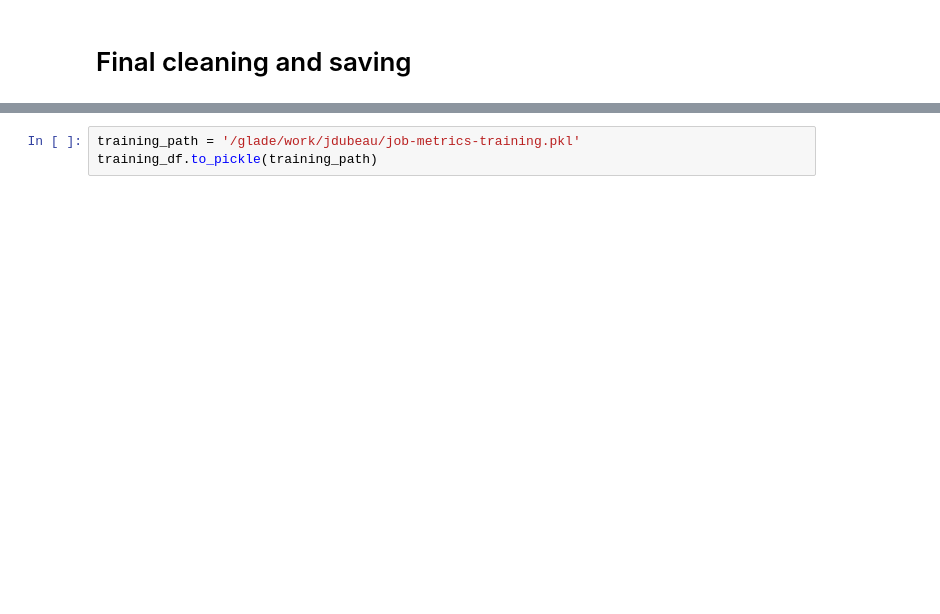
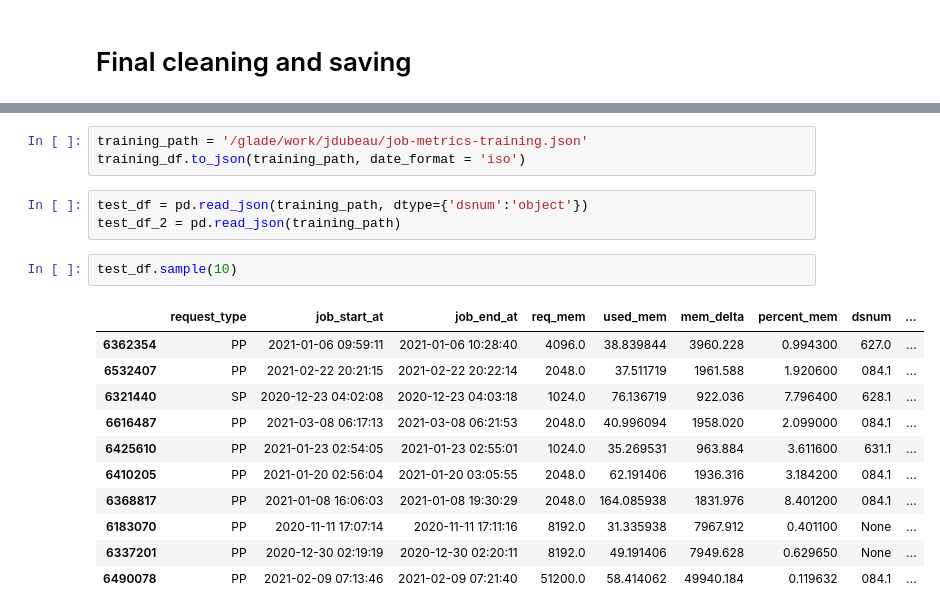
Before and after one commit to NCAR/rda-ML-resource, a Jupyter notebook: add-rinfo-features.ipynb, the cells around one changed output, grey strips where cells are left out. Cells and saved outputs as stored; diff of their text form; blank space fills up the shorter version.

```diff
--- a/add-rinfo-features.ipynb
+++ b/add-rinfo-features.ipynb
@@ -412,3 +433,20 @@ memory usage: 9.2+ MB
 # %%
-training_path = '/glade/work/jdubeau/job-metrics-training.pkl'
-training_df.to_pickle(training_path)
+training_path = '/glade/work/jdubeau/job-metrics-training.json'
+training_df.to_json(training_path, date_format = 'iso')
+# %%
+test_df = pd.read_json(training_path, dtype={'dsnum':'object'})
+test_df_2 = pd.read_json(training_path)
+# %%
+test_df.sample(10)
+# %% [output]
+|  | request_type | job_start_at | job_end_at | req_mem | used_mem | mem_delta | percent_mem | dsnum | ... |
+| 6362354 | PP | 2021-01-06 09:59:11 | 2021-01-06 10:28:40 | 4096.0 | 38.839844 | 3960.228 | 0.994300 | 627.0 | ... |
+| 6532407 | PP | 2021-02-22 20:21:15 | 2021-02-22 20:22:14 | 2048.0 | 37.511719 | 1961.588 | 1.920600 | 084.1 | ... |
+| 6321440 | SP | 2020-12-23 04:02:08 | 2020-12-23 04:03:18 | 1024.0 | 76.136719 | 922.036 | 7.796400 | 628.1 | ... |
+| 6616487 | PP | 2021-03-08 06:17:13 | 2021-03-08 06:21:53 | 2048.0 | 40.996094 | 1958.020 | 2.099000 | 084.1 | ... |
+| 6425610 | PP | 2021-01-23 02:54:05 | 2021-01-23 02:55:01 | 1024.0 | 35.269531 | 963.884 | 3.611600 | 631.1 | ... |
+| 6410205 | PP | 2021-01-20 02:56:04 | 2021-01-20 03:05:55 | 2048.0 | 62.191406 | 1936.316 | 3.184200 | 084.1 | ... |
+| 6368817 | PP | 2021-01-08 16:06:03 | 2021-01-08 19:30:29 | 2048.0 | 164.085938 | 1831.976 | 8.401200 | 084.1 | ... |
+| 6183070 | PP | 2020-11-11 17:07:14 | 2020-11-11 17:11:16 | 8192.0 | 31.335938 | 7967.912 | 0.401100 | None | ... |
+| 6337201 | PP | 2020-12-30 02:19:19 | 2020-12-30 02:20:11 | 8192.0 | 49.191406 | 7949.628 | 0.629650 | None | ... |
+| 6490078 | PP | 2021-02-09 07:13:46 | 2021-02-09 07:21:40 | 51200.0 | 58.414062 | 49940.184 | 0.119632 | 084.1 | ... |
```
Also changed, not shown: parts of 15 cells of this notebook.
